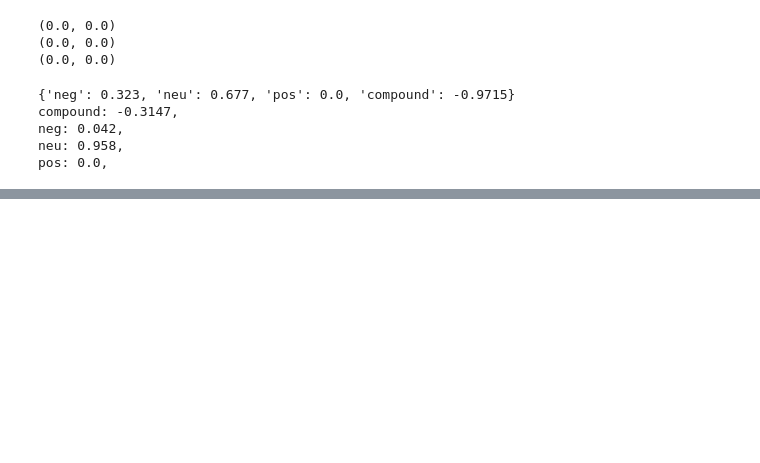
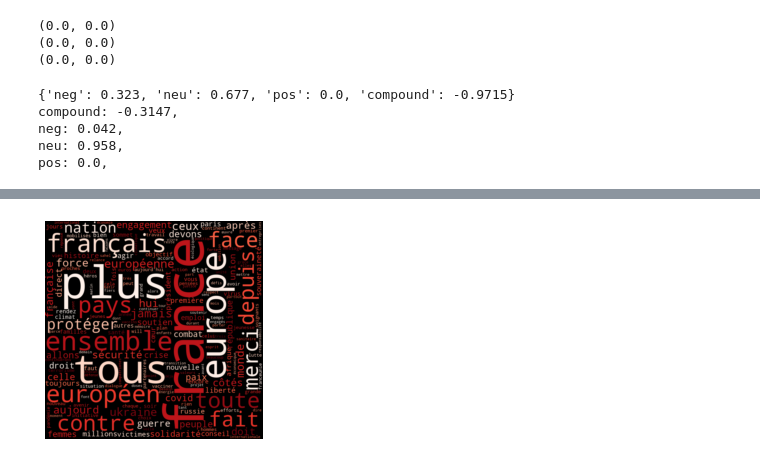
Before and after one commit to Kyytox/feelings-twitter-ia, a Jupyter notebook: IA_Tweets_Sentiment.ipynb, the cells around one changed output, grey strips where cells are left out. Saved outputs shown, nothing was run; the diff lists cells and outputs as text; code cells hidden in the pictures; blank space fills up the shorter version.

```diff
--- a/IA_Tweets_Sentiment.ipynb
+++ b/IA_Tweets_Sentiment.ipynb
@@ -302,0 +527,26 @@ Index: []
+# %%
+# graph Wordcloud
+# Les 180 premiers mots les plus utilisés
+
+df = pd.read_csv('Frequent_Words_Macron_Trier.csv')
+
+list_w = df['Mots']
+list_v = df['Nb occurences']
+
+text_cloud = ""
+
+# make a string with occurences
+for i in range(len(list_w)):
+  for x in range(1, list_v[i]):
+    text_cloud += ' ' + list_w[i]
+
+# Create the wordcloud object
+wordcloud = WordCloud(width=900, height=900, margin=1, collocations=False, colormap="Reds").generate(text_cloud)
+
+# Display the generated image:
+plt.imshow(wordcloud, interpolation='bilinear')
+plt.axis("off")
+plt.margins(x=0, y=0)
+plt.show()
+# %% [output]
+[figure, added]
```
Also changed, not shown: parts of 15 cells of this notebook, 16 other files.
